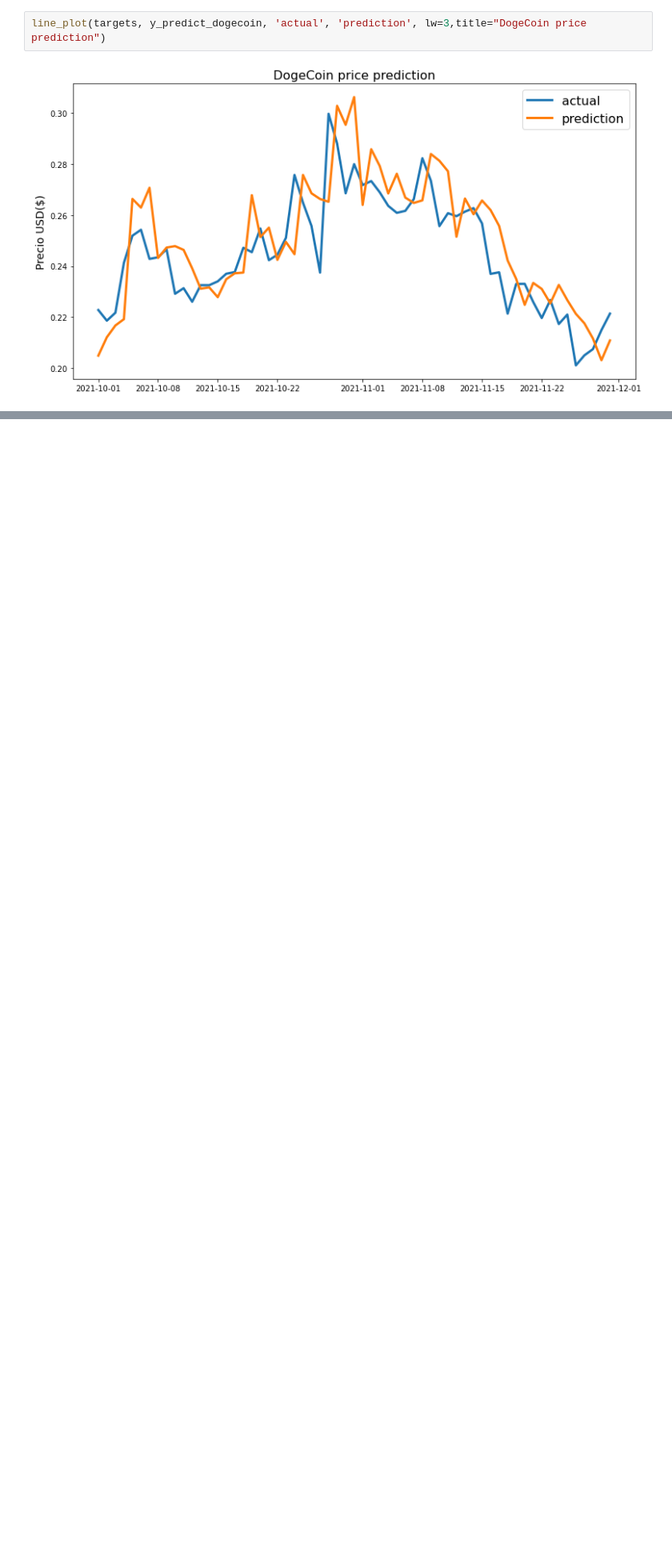
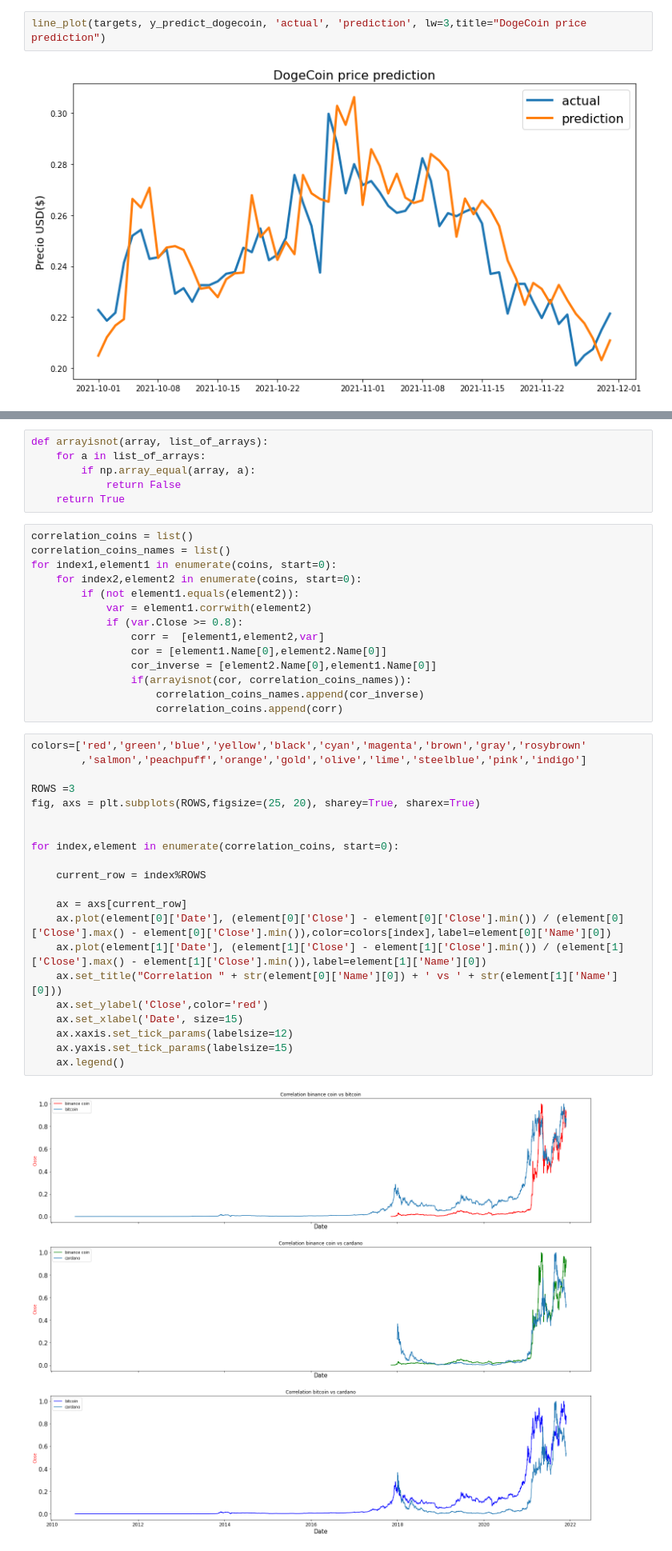
Before and after one commit to cato20/cryptocurrencies-ds, a Jupyter notebook: notebooks/Model_Price_Prediction.ipynb, the cells around one changed output, grey strips where cells are left out. Shown at 80% size. Cells and saved outputs as stored; diff of their text form; blank space fills up the shorter version.

Commit message:
Implemented correlation for top 10 coins

```diff
--- a/notebooks/Model_Price_Prediction.ipynb
+++ b/notebooks/Model_Price_Prediction.ipynb
@@ -370,0 +373,43 @@ print(score)
+# %%
+def arrayisnot(array, list_of_arrays):
+    for a in list_of_arrays:
+        if np.array_equal(array, a):
+            return False
+    return True
+# %%
+correlation_coins = list()
+correlation_coins_names = list()
+for index1,element1 in enumerate(coins, start=0):
+    for index2,element2 in enumerate(coins, start=0):
+        if (not element1.equals(element2)):
+            var = element1.corrwith(element2)
+            if (var.Close >= 0.8):
+                corr =  [element1,element2,var]
+                cor = [element1.Name[0],element2.Name[0]]
+                cor_inverse = [element2.Name[0],element1.Name[0]]
+                if(arrayisnot(cor, correlation_coins_names)):
+                    correlation_coins_names.append(cor_inverse)
+                    correlation_coins.append(corr)
+# %%
+colors=['red','green','blue','yellow','black','cyan','magenta','brown','gray','rosybrown'
+        ,'salmon','peachpuff','orange','gold','olive','lime','steelblue','pink','indigo']
+
+ROWS =3
+fig, axs = plt.subplots(ROWS,figsize=(25, 20), sharey=True, sharex=True)
+
+
+for index,element in enumerate(correlation_coins, start=0):
+
+    current_row = index%ROWS
+
+    ax = axs[current_row]
+    ax.plot(element[0]['Date'], (element[0]['Close'] - element[0]['Close'].min()) / (element[0]['Close'].max() - element[0]['Close'].min()),color=colors[index],label=element[0]['Name'][0])
+    ax.plot(element[1]['Date'], (element[1]['Close'] - element[1]['Close'].min()) / (element[1]['Close'].max() - element[1]['Close'].min()),label=element[1]['Name'][0])
+    ax.set_title("Correlation " + str(element[0]['Name'][0]) + ' vs ' + str(element[1]['Name'][0]))
+    ax.set_ylabel('Close',color='red')
+    ax.set_xlabel('Date', size=15)
+    ax.xaxis.set_tick_params(labelsize=12)
+    ax.yaxis.set_tick_params(labelsize=15)
+    ax.legend()
+# %% [output]
+[figure, added]
```
Also changed, not shown: parts of 5 cells of this notebook.
